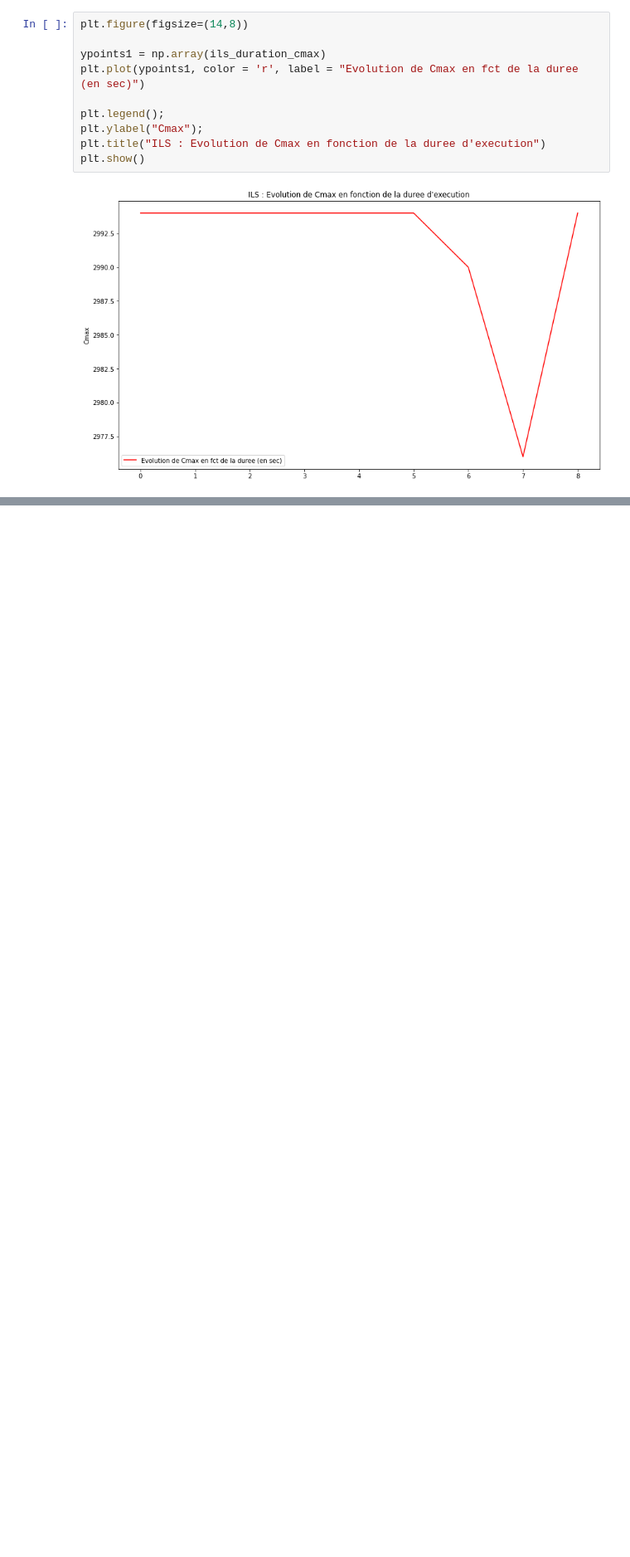
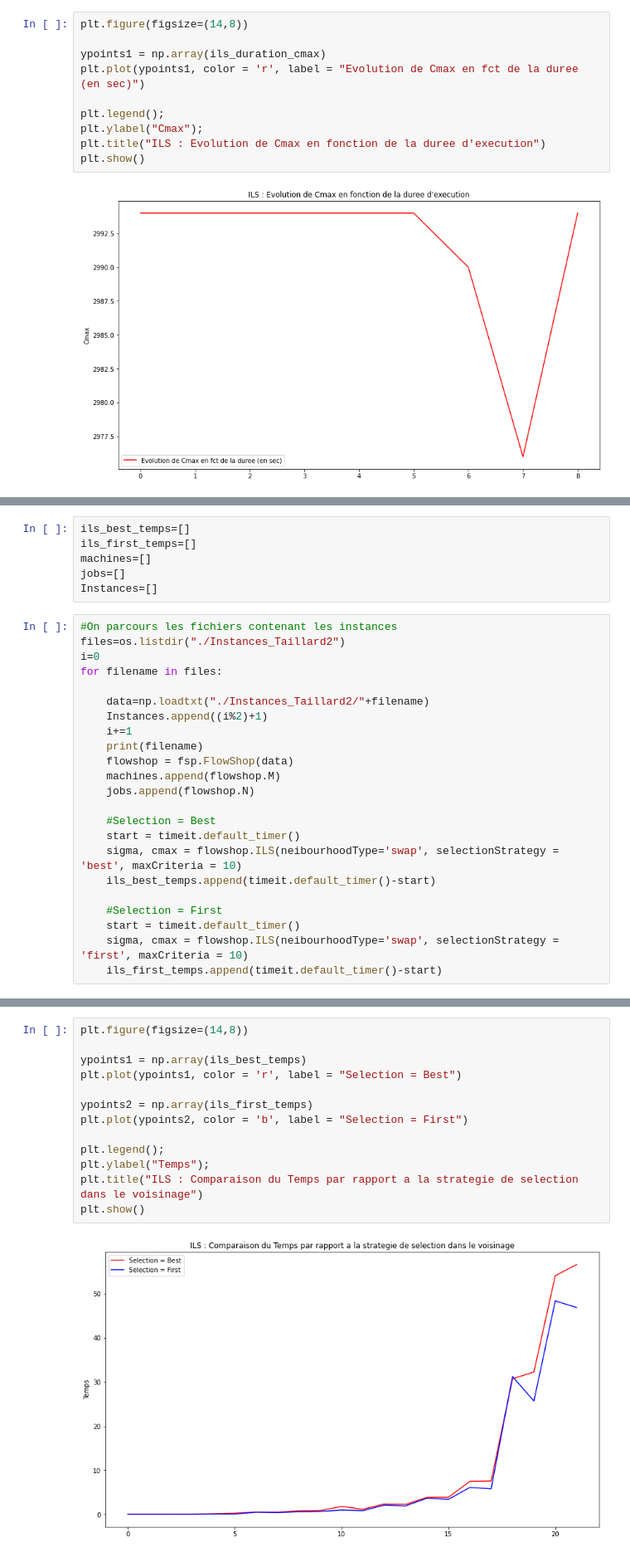
Before and after one commit to MOKHTARIMelissa/FSP, a Jupyter notebook: FSP.ipynb, the cells around one changed output, grey strips where cells are left out. Shown at 83% size. Cells and saved outputs as stored; diff of their text form; blank space fills up the shorter version.

```diff
--- a/FSP.ipynb
+++ b/FSP.ipynb
@@ -1569,0 +1572,29 @@ plt.show()
+# %%
+ils_best_temps=[]
+ils_first_temps=[]
+machines=[]
+jobs=[]
+Instances=[]
+# %%
+#On parcours les fichiers contenant les instances
+files=os.listdir("./Instances_Taillard2")
+i=0
+for filename in files:
+
+    data=np.loadtxt("./Instances_Taillard2/"+filename)
+    Instances.append((i%2)+1)
+    i+=1
+    print(filename)
+    flowshop = fsp.FlowShop(data)
+    machines.append(flowshop.M)
+    jobs.append(flowshop.N)
+
+    #Selection = Best
+    start = timeit.default_timer()
+    sigma, cmax = flowshop.ILS(neibourhoodType='swap', selectionStrategy = 'best', maxCriteria = 10)
+    ils_best_temps.append(timeit.default_timer()-start)
+
+    #Selection = First
+    start = timeit.default_timer()
+    sigma, cmax = flowshop.ILS(neibourhoodType='swap', selectionStrategy = 'first', maxCriteria = 10)
+    ils_first_temps.append(timeit.default_timer()-start)
@@ -1569,0 +1649,15 @@ plt.show()
+# %%
+plt.figure(figsize=(14,8))
+
+ypoints1 = np.array(ils_best_temps)
+plt.plot(ypoints1, color = 'r', label = "Selection = Best")
+
+ypoints2 = np.array(ils_first_temps)
+plt.plot(ypoints2, color = 'b', label = "Selection = First")
+
+plt.legend();
+plt.ylabel("Temps");
+plt.title("ILS : Comparaison du Temps par rapport a la strategie de selection dans le voisinage")
+plt.show()
+# %% [output]
+[figure, added]
```
Also changed, not shown: parts of 3 cells of this notebook.
